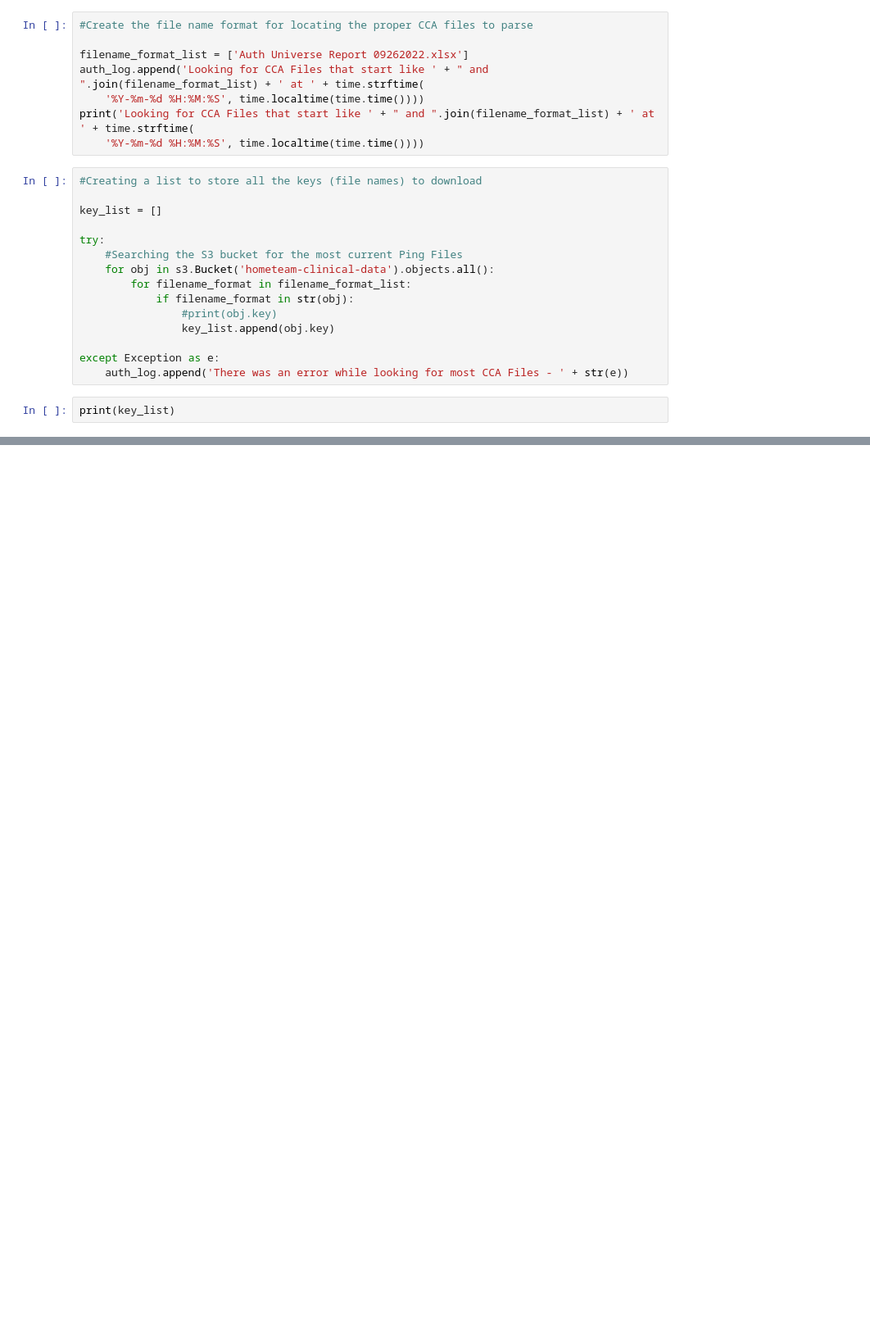
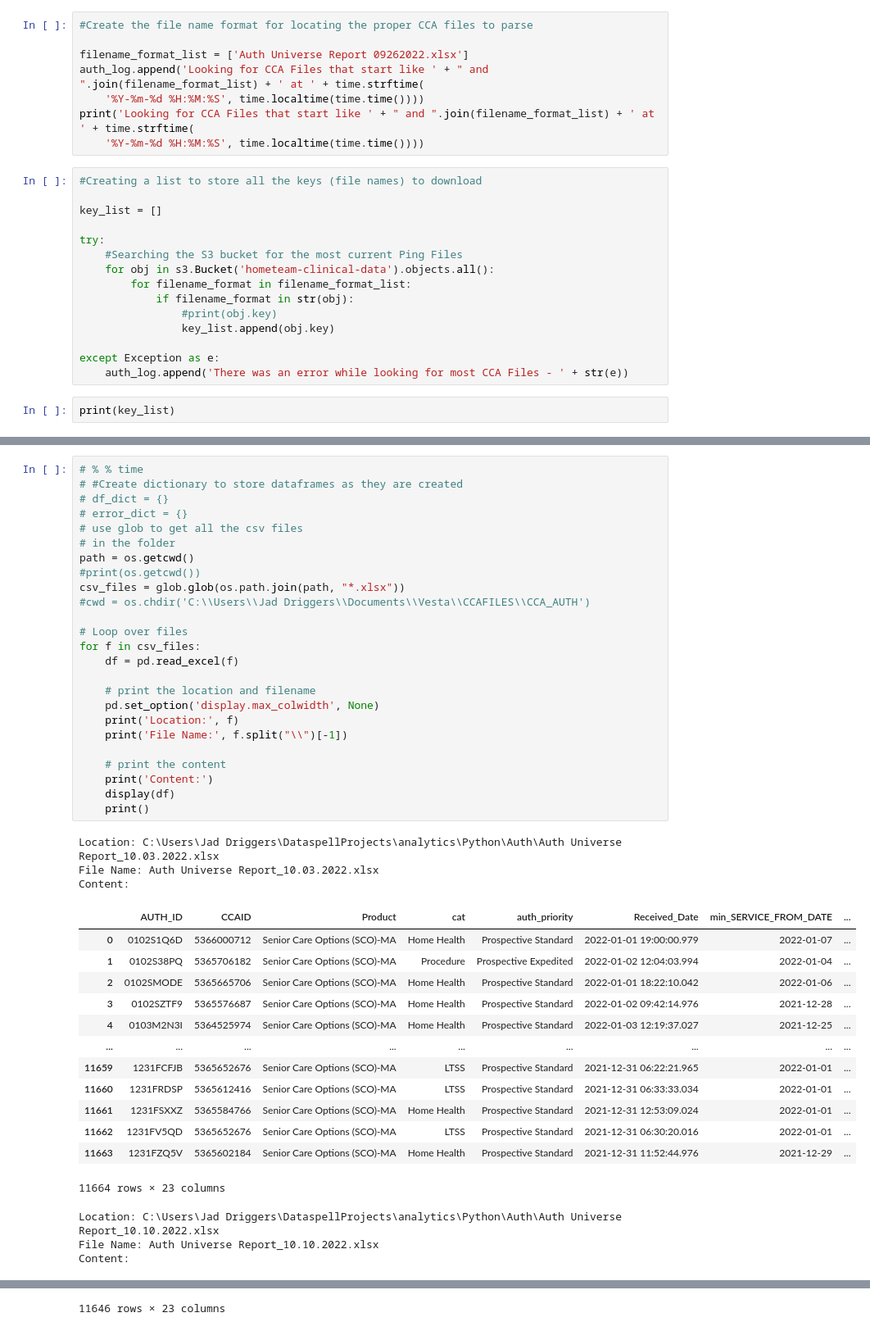
Before and after one commit to jdriggersVesta/Python, a Jupyter notebook: Python/Auth/CCA_Auth.ipynb, the cells around one changed output, grey strips where cells are left out. Shown at 82% size. Saved outputs shown, nothing was run; the diff lists cells and outputs as text; blank space fills up the shorter version.

```diff
--- a/Python/Auth/CCA_Auth.ipynb
+++ b/Python/Auth/CCA_Auth.ipynb
@@ -71,0 +105,45 @@ print(key_list)
+# %%
+# % % time
+# #Create dictionary to store dataframes as they are created
+# df_dict = {}
+# error_dict = {}
+# use glob to get all the csv files
+# in the folder
+path = os.getcwd()
+#print(os.getcwd())
+csv_files = glob.glob(os.path.join(path, "*.xlsx"))
+#cwd = os.chdir('C:\\Users\\Jad Driggers\\Documents\\Vesta\\CCAFILES\\CCA_AUTH')
+
+# Loop over files
+for f in csv_files:
+    df = pd.read_excel(f)
+
+    # print the location and filename
+    pd.set_option('display.max_colwidth', None)
+    print('Location:', f)
+    print('File Name:', f.split("\\")[-1])
+
+    # print the content
+    print('Content:')
+    display(df)
+    print()
+# %% [output]
+Location: C:\Users\Jad Driggers\DataspellProjects\analytics\Python\Auth\Auth Universe Report_10.03.2022.xlsx
+File Name: Auth Universe Report_10.03.2022.xlsx
+Content:
+|  | AUTH_ID | CCAID | Product | cat | auth_priority | Received_Date | min_SERVICE_FROM_DATE | ... |
+| 0 | 0102S1Q6D | 5366000712 | Senior Care Options (SCO)-MA | Home Health | Prospective Standard | 2022-01-01 19:00:00.979 | 2022-01-07 | ... |
+| 1 | 0102S38PQ | 5365706182 | Senior Care Options (SCO)-MA | Procedure | Prospective Expedited | 2022-01-02 12:04:03.994 | 2022-01-04 | ... |
+| 2 | 0102SMODE | 5365665706 | Senior Care Options (SCO)-MA | Home Health | Prospective Standard | 2022-01-01 18:22:10.042 | 2022-01-06 | ... |
+| 3 | 0102SZTF9 | 5365576687 | Senior Care Options (SCO)-MA | Home Health | Prospective Standard | 2022-01-02 09:42:14.976 | 2021-12-28 | ... |
+| 4 | 0103M2N3I | 5364525974 | Senior Care Options (SCO)-MA | Home Health | Prospective Standard | 2022-01-03 12:19:37.027 | 2021-12-25 | ... |
+| ... | ... | ... | ... | ... | ... | ... | ... | ... |
+| 11659 | 1231FCFJB | 5365652676 | Senior Care Options (SCO)-MA | LTSS | Prospective Standard | 2021-12-31 06:22:21.965 | 2022-01-01 | ... |
+| 11660 | 1231FRDSP | 5365612416 | Senior Care Options (SCO)-MA | LTSS | Prospective Standard | 2021-12-31 06:33:33.034 | 2022-01-01 | ... |
+| 11661 | 1231FSXXZ | 5365584766 | Senior Care Options (SCO)-MA | Home Health | Prospective Standard | 2021-12-31 12:53:09.024 | 2022-01-01 | ... |
+| 11662 | 1231FV5QD | 5365652676 | Senior Care Options (SCO)-MA | LTSS | Prospective Standard | 2021-12-31 06:30:20.016 | 2022-01-01 | ... |
+| 11663 | 1231FZQ5V | 5365602184 | Senior Care Options (SCO)-MA | Home Health | Prospective Standard | 2021-12-31 11:52:44.976 | 2021-12-29 | ... |
+11664 rows × 23 columns
+Location: C:\Users\Jad Driggers\DataspellProjects\analytics\Python\Auth\Auth Universe Report_10.10.2022.xlsx
+File Name: Auth Universe Report_10.10.2022.xlsx
+Content:
@@ -71,0 +162 @@ print(key_list)
+11646 rows × 23 columns
```
Also changed, not shown: parts of 12 cells of this notebook, 4 other files.
